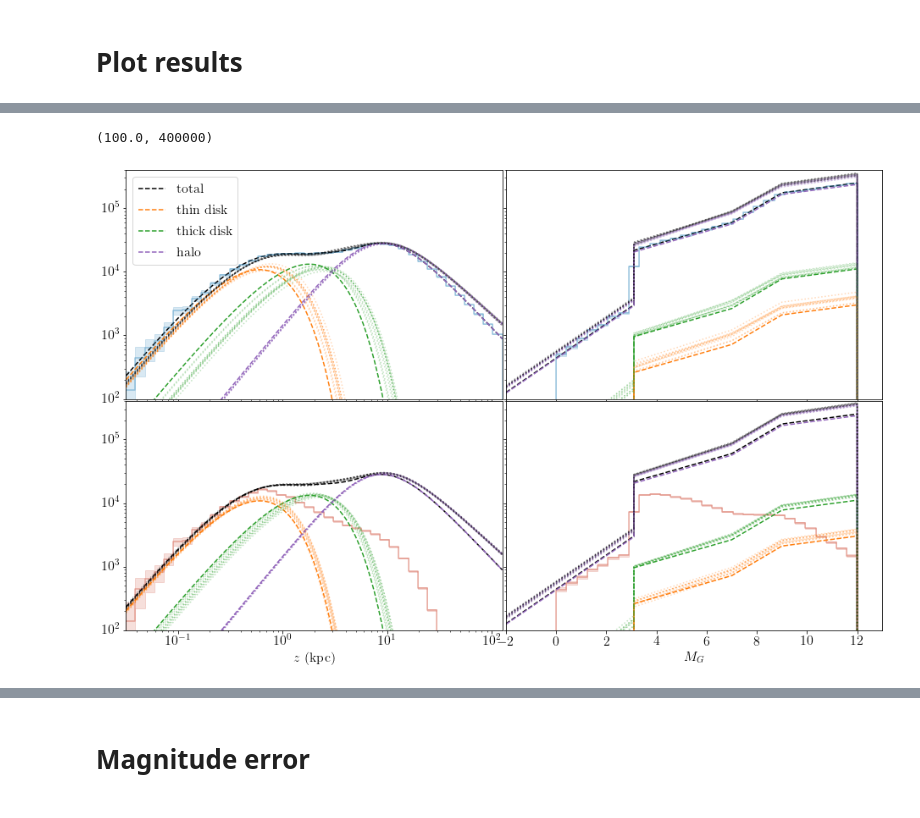
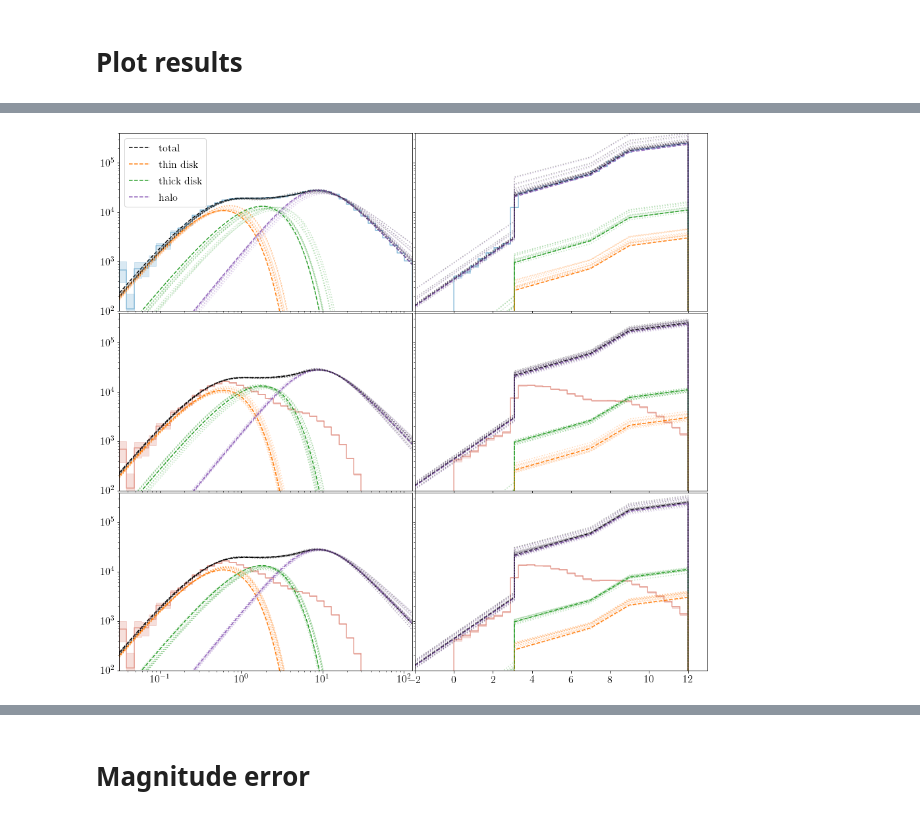
Before and after one commit to aeverall/mwtrace, a Jupyter notebook: mockmodel/Results_systematics.ipynb, the cells around one changed output, grey strips where cells are left out. Drawn from its saved outputs; the diff is of its cells as text; code cells hidden in the pictures.

```diff
--- a/mockmodel/Results_systematics.ipynb
+++ b/mockmodel/Results_systematics.ipynb
@@ -38,7 +38,7 @@ config['data_dir'] = '/data/asfe2/Projects/testselectionfunctions/'
 # %%
 from TracerFit import mwfit, int_idx
 # %%
-run_id=1
+run_id=3
 size = 1000000
 file = "sample_iso"
 
@@ -47,3 +47,6 @@ model_z0.load(f'/data/asfe2/Projects/mwtrace_data/mockmodel/mock_sys_{file}_{siz
 
 model_dust = mwfit(sf_bool=False, perr_bool=False)
 model_dust.load(f'/data/asfe2/Projects/mwtrace_data/mockmodel/mock_sys_{file}_{size}_dust_{run_id:03d}.h')
+
+model_gerr = mwfit(sf_bool=False, perr_bool=False)
+model_gerr.load(f'/data/asfe2/Projects/mwtrace_data/mockmodel/mock_sys_{file}_{size}_gerr_{run_id:03d}.h')
@@ -81,6 +88,9 @@ model_z0.sample=sample
 
 model_dust._generate_fid_pars()
 model_dust.sample=sample
+
+model_gerr._generate_fid_pars()
+model_gerr.sample=sample
 # %% [output]
 Got Selectionfunction pars
 Got Selectionfunction pars
@@ -117,5 +127,5 @@ true_pars
 # %%
-fig, axes = plt.subplots(2,2,figsize=(16,10), sharey=True, sharex='col')
+fig, axes = plt.subplots(3,2,figsize=(16,15), sharey=True, sharex='col')
 
 true_parameters = true_params_f.copy()
 
@@ -129,7 +139,9 @@ mcmc_kwargs = ({'c':'k','alpha':0.3, 'linestyle':':'},
                {'c':'tab:green','alpha':0.3, 'linestyle':':'},
                {'c':'tab:purple','alpha':0.3, 'linestyle':':'})
 
-for jj, model in enumerate([model_z0, model_dust]):
+index = [r'$z_0=21$pc', r'Bayestar', r'$\sigma_G$']
+
+for jj, model in enumerate([model_z0, model_dust, model_gerr]):
 
     nwalker, nstep, ndim = model.mcmc_results['chain']['sf_perr_mcmc'].shape
     flat_chain = model.mcmc_results['chain']['sf_perr_mcmc'][:,int(nstep/2):].reshape(-1,ndim)
@@ -164,36 +176,35 @@ for jj, model in enumerate([model_z0, model_dust]):
                            true_pars['Mms1'], true_pars['Mms2'],
                            true_pars[0]['Mto'], true_pars[1]['Mto'], true_pars[2]['Mto']])
     M_arr = np.sort(np.hstack((np.linspace(-2.,13.,100), fixed_mags-1e-5, fixed_mags+1e-5)))
     axes[jj,1].plot(M_arr, dh_msto.M_model(M_arr, true_parameters, fid_pars=model.fid_pars), **true_kwargs[0])
 
     if jj==0:
         plotting.plot_hist(sample['M'], np.linspace(0,true_pars['Mx'],30), ax=axes[jj,1], fill_poisson=True,
                       plot_kwargs={'c':cm.RdBu(0.8), 'alpha':0.5}, fill_kwargs={'color':cm.RdBu(0.8),'alpha':0.2})
     else:
         plotting.plot_hist(sample['M'][sample['sf_subset']], np.linspace(0,true_pars['Mx'],30), ax=axes[jj,1], fill_poisson=True,
                       plot_kwargs={'c':cm.RdBu(0.2), 'alpha':0.5}, fill_kwargs={'color':cm.RdBu(0.2),'alpha':0.2})
 
     components = dh_msto.M_model(M_arr, true_params_f, fid_pars=model.fid_pars, model='all')
     for i in range(3): axes[jj,1].plot(M_arr, components[:,i], **true_kwargs[i+1])
 
     for mcmc_sample in mcmc_samples:
         axes[jj,1].plot(M_arr, dh_msto.M_model(M_arr, mcmc_sample, fid_pars=model.fid_pars), **mcmc_kwargs[0])
 
         components = dh_msto.M_model(M_arr, mcmc_sample, fid_pars=model.fid_pars, model='all')
         for i in range(3): axes[jj,1].plot(M_arr, components[:,i], **mcmc_kwargs[i+1])
 
 
 plt.sca(axes[1,0]); plt.xscale('log'), plt.yscale('log'); plt.xlabel(r'$z$ (kpc)');
 plt.sca(axes[1,1]); plt.yscale('log'); plt.xlabel(r'$M_G$'); plt.xlim(M_arr[0], M_arr[-1])
 
 plt.subplots_adjust(wspace=0.01, hspace=0.01)
 
 plt.ylim(100.,400000)#100000000)
 
-# plt.savefig(f'figs/mock_sys_{file}_{size}_{run_id:03d}_zM_disthist.png', bbox_inches='tight', dpi=200)
+plt.savefig(f'figs/mock_sys_{file}_{size}_{run_id:03d}_zM_disthist.png', bbox_inches='tight', dpi=200)
 # %% [output]
-(100.0, 400000)
-[figure, old version]
+[figure, new version]
 # %%
 plt.rc('axes', labelsize=ndim*3)
 plt.rc('xtick',labelsize=ndim*3)
```
Also changed, not shown: parts of 11 cells of this notebook, 12 other files.
